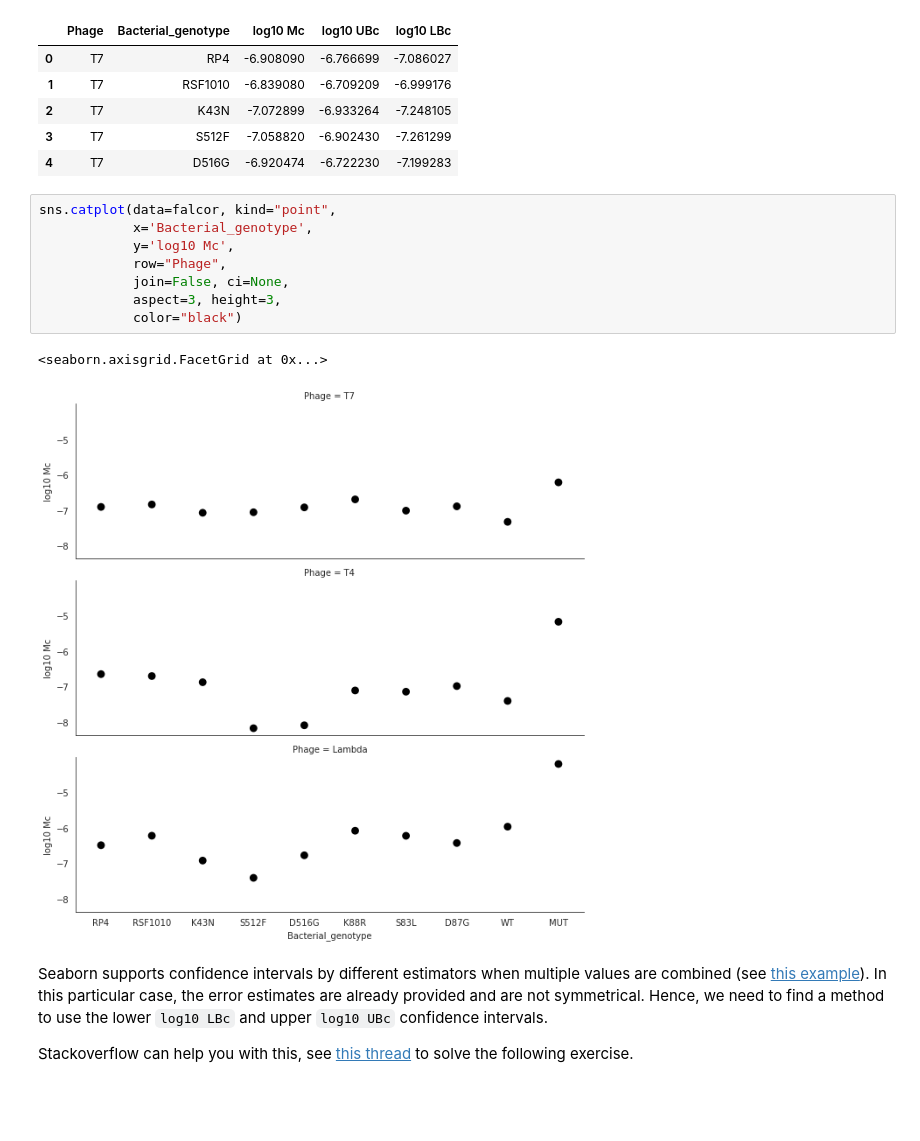
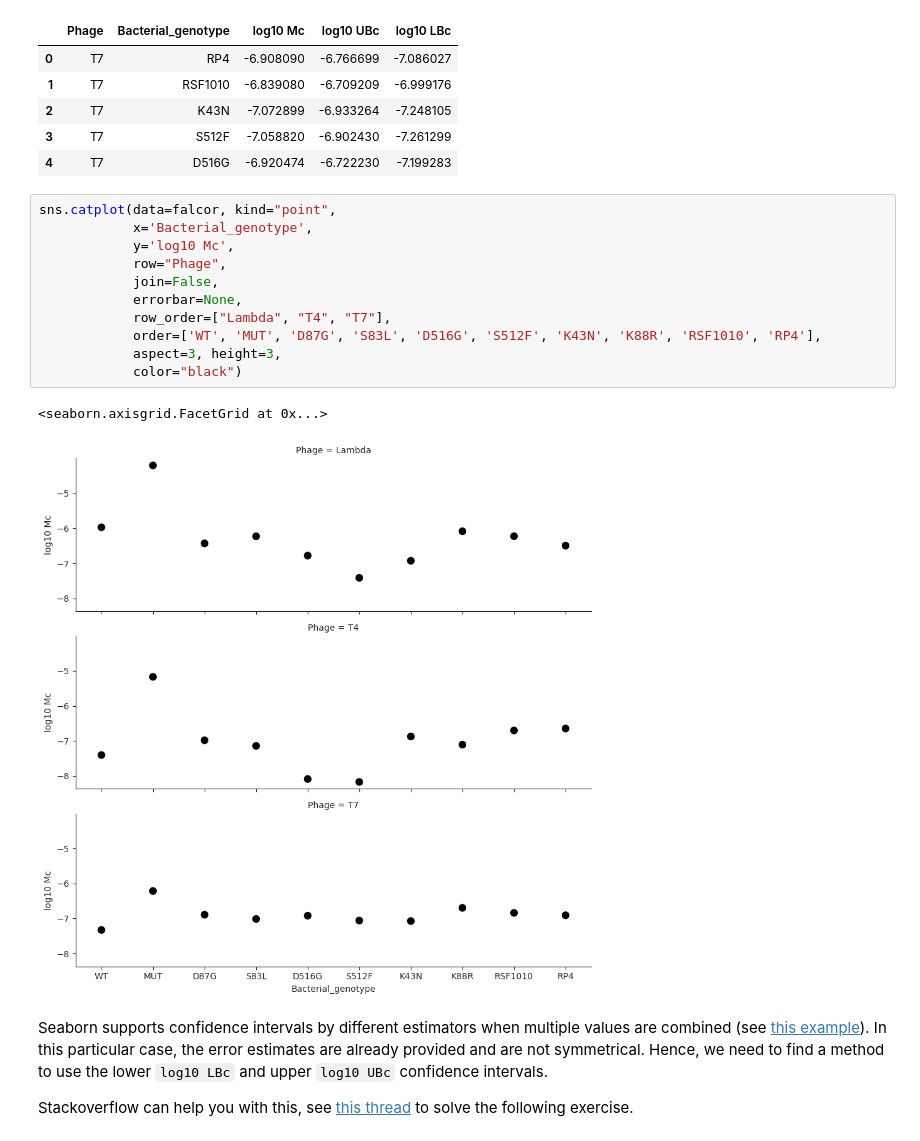
Before and after one commit to jorisvandenbossche/course-python-data, a Jupyter notebook: notebooks/case3_bacterial_resistance_lab_experiment.ipynb, the cells around one changed output. Saved outputs shown, nothing was run; the diff lists cells and outputs as text; blank space fills up the shorter version.

```diff
--- a/notebooks/case3_bacterial_resistance_lab_experiment.ipynb
+++ b/notebooks/case3_bacterial_resistance_lab_experiment.ipynb
@@ -343,14 +342,17 @@ falcor.head()
 # %%
 sns.catplot(data=falcor, kind="point",
             x='Bacterial_genotype',
             y='log10 Mc',
             row="Phage",
-            join=False, ci=None,
+            join=False,
+            errorbar=None,
+            row_order=["Lambda", "T4", "T7"],
+            order=['WT', 'MUT', 'D87G', 'S83L', 'D516G', 'S512F', 'K43N', 'K88R', 'RSF1010', 'RP4'],
             aspect=3, height=3,
             color="black")
 # %% [output]
 <seaborn.axisgrid.FacetGrid at 0x...>
-[figure, old version]
+[figure, new version]
 # %% [markdown]
 Seaborn supports confidence intervals by different estimators when multiple values are combined (see [this example](https://seaborn.pydata.org/examples/pointplot_anova.html)). In this particular case, the error estimates are already provided and are not symmetrical. Hence, we need to find a method to use the lower `log10 LBc` and upper `log10 UBc` confidence intervals.
 
```
Also changed, not shown: parts of 4 cells of this notebook, 1 other file.
